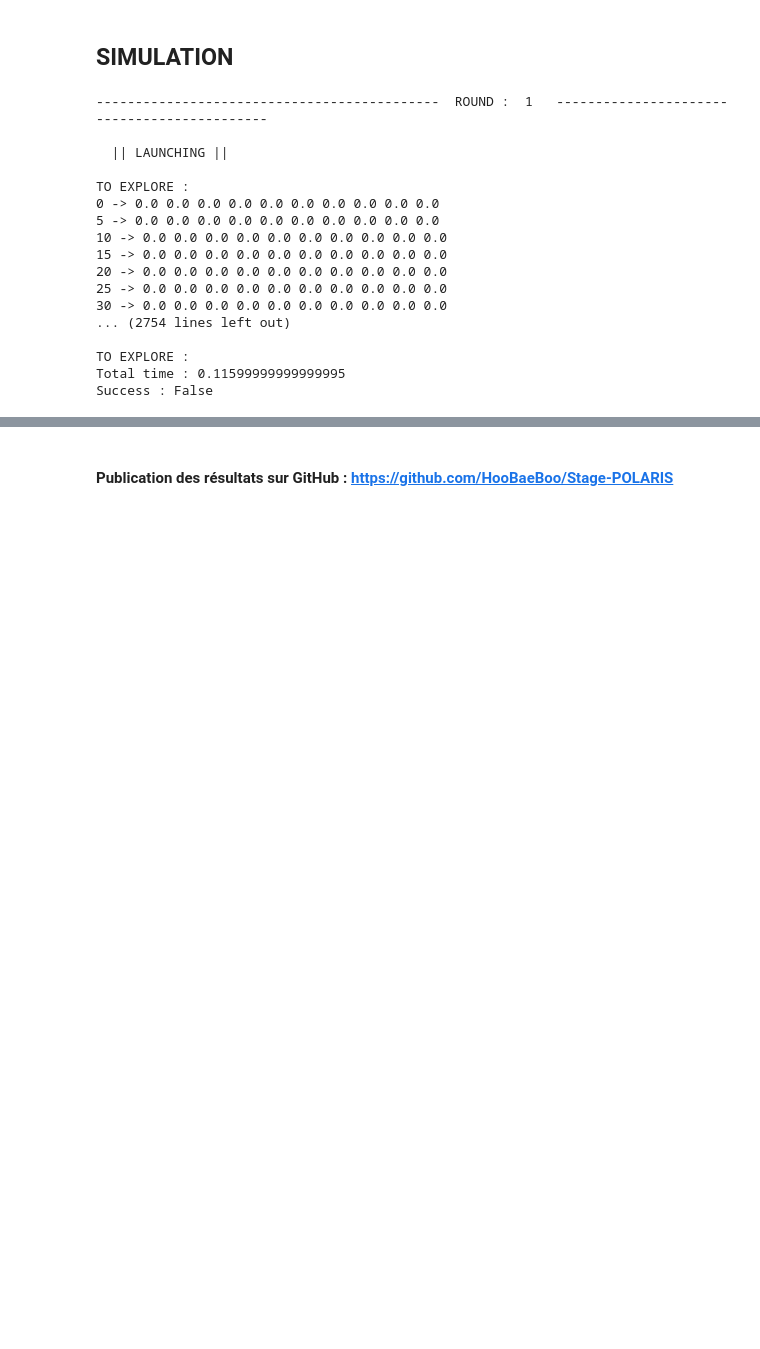
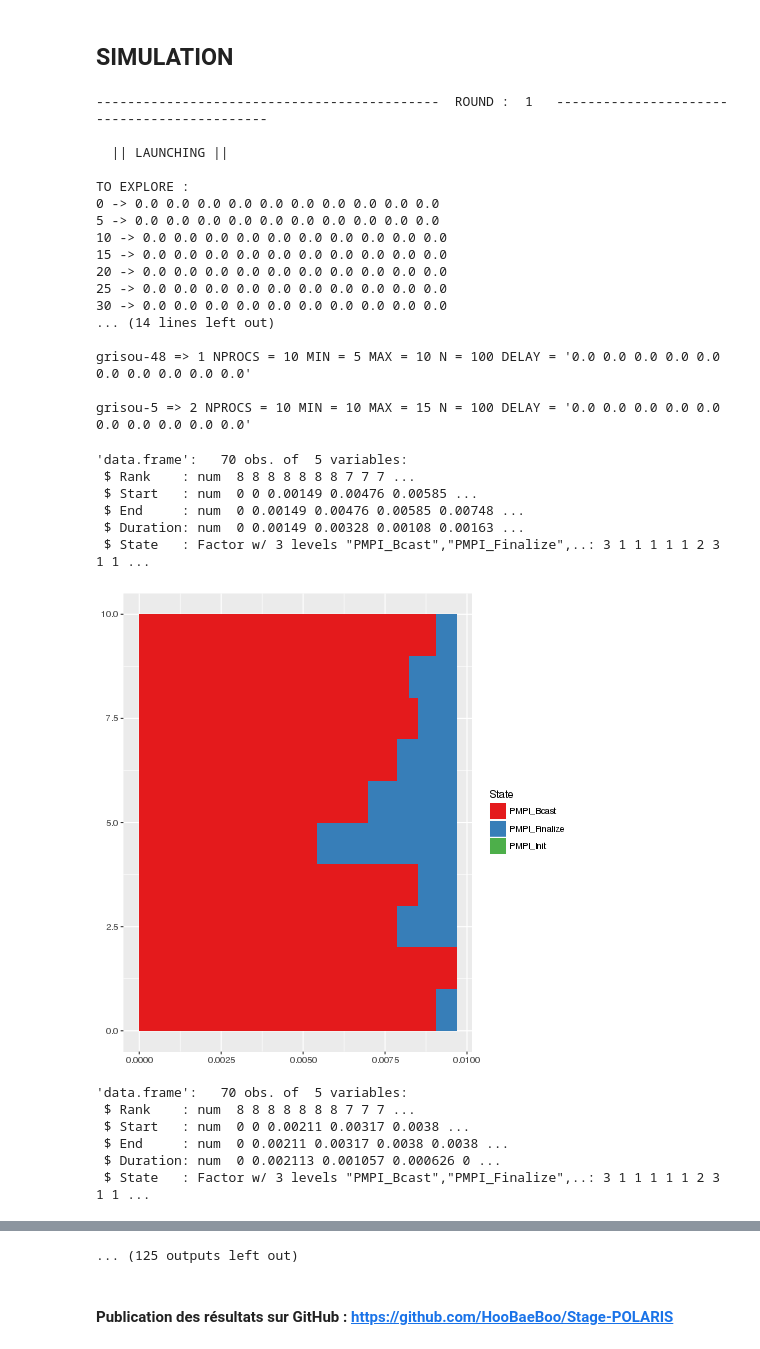
Before and after one commit to HooBaeBoo/Stage-POLARIS, a Jupyter notebook: SimGrid/examples/SMPI/Time_Bcast/Time Broadcast.ipynb, the cells around one changed output, grey strips where cells are left out. Saved outputs shown, nothing was run; the diff lists cells and outputs as text; code cells hidden in the pictures; blank space fills up the shorter version.

Commit message:
Automatic results update : Time_Bcast --- None Fix : GAP

```diff
--- a/SimGrid/examples/SMPI/Time_Bcast/Time Broadcast.ipynb
+++ b/SimGrid/examples/SMPI/Time_Bcast/Time Broadcast.ipynb
@@ -658,11 +658,10 @@ def simulation(N, NPROCS, fragment_size, precision, mode, gap, catch_me):
             machines[q].join()
 
             filename = '~/experiments_src/Time_Bcast'
-            #path_rslt + date + '/' + get_host_shortname(nodes[q]) + '_'+ date_precise
             get_results(date_precise, q)
             pj_dump(date, filename, q)
             get_csv(date, q)
-            #draw_ggplot()
+            draw_ggplot()
 
 
         """ Analyse des résultats"""
@@ -781,35 +780,48 @@ N = 100
 
 # taille paquet d'itérations
 fragment_size = 5
 
 # Precision désirée pour le recollement des trajectoires
 precision = 4
 
 gap = 0.0005
 
 # mode de génération de l'état initial à chaque round
 mode_opt = ["FIX", "RAND", "RAND_INF", "RAND_SUP"]
-mode = mode_opt[1]
+mode = mode_opt[2]
 
 catch_me = True
 
 # Lancement de la simulation
 simulation(N, NPROCS, fragment_size, precision, mode, gap, catch_me)
 # %% [output]
 --------------------------------------------  ROUND :  1   --------------------------------------------
 
   || LAUNCHING ||
 
 TO EXPLORE :
 0 -> 0.0 0.0 0.0 0.0 0.0 0.0 0.0 0.0 0.0 0.0
 5 -> 0.0 0.0 0.0 0.0 0.0 0.0 0.0 0.0 0.0 0.0
 10 -> 0.0 0.0 0.0 0.0 0.0 0.0 0.0 0.0 0.0 0.0
 15 -> 0.0 0.0 0.0 0.0 0.0 0.0 0.0 0.0 0.0 0.0
 20 -> 0.0 0.0 0.0 0.0 0.0 0.0 0.0 0.0 0.0 0.0
 25 -> 0.0 0.0 0.0 0.0 0.0 0.0 0.0 0.0 0.0 0.0
 30 -> 0.0 0.0 0.0 0.0 0.0 0.0 0.0 0.0 0.0 0.0
-... (2754 lines left out)
+... (14 lines left out)
 
-TO EXPLORE :
-Total time : 0.11599999999999995
-Success : False
+grisou-48 => 1 NPROCS = 10 MIN = 5 MAX = 10 N = 100 DELAY = '0.0 0.0 0.0 0.0 0.0 0.0 0.0 0.0 0.0 0.0'
+
+grisou-5 => 2 NPROCS = 10 MIN = 10 MAX = 15 N = 100 DELAY = '0.0 0.0 0.0 0.0 0.0 0.0 0.0 0.0 0.0 0.0'
+'data.frame':   70 obs. of  5 variables:
+ $ Rank    : num  8 8 8 8 8 8 8 7 7 7 ...
+ $ Start   : num  0 0 0.00149 0.00476 0.00585 ...
+ $ End     : num  0 0.00149 0.00476 0.00585 0.00748 ...
+ $ Duration: num  0 0.00149 0.00328 0.00108 0.00163 ...
+ $ State   : Factor w/ 3 levels "PMPI_Bcast","PMPI_Finalize",..: 3 1 1 1 1 1 2 3 1 1 ...
+[figure, added]
+'data.frame':   70 obs. of  5 variables:
+ $ Rank    : num  8 8 8 8 8 8 8 7 7 7 ...
+ $ Start   : num  0 0 0.00211 0.00317 0.0038 ...
+ $ End     : num  0 0.00211 0.00317 0.0038 0.0038 ...
+ $ Duration: num  0 0.002113 0.001057 0.000626 0 ...
+ $ State   : Factor w/ 3 levels "PMPI_Bcast","PMPI_Finalize",..: 3 1 1 1 1 1 2 3 1 1 ...
@@ -816,3 +867,4 @@ Success : False
+... (125 outputs left out)
 # %% [markdown]
 #### Publication des résultats sur GitHub : https://github.com/HooBaeBoo/Stage-POLARIS
 # %%
```
Also changed, not shown: parts of 2 cells of this notebook, 6 other files.
